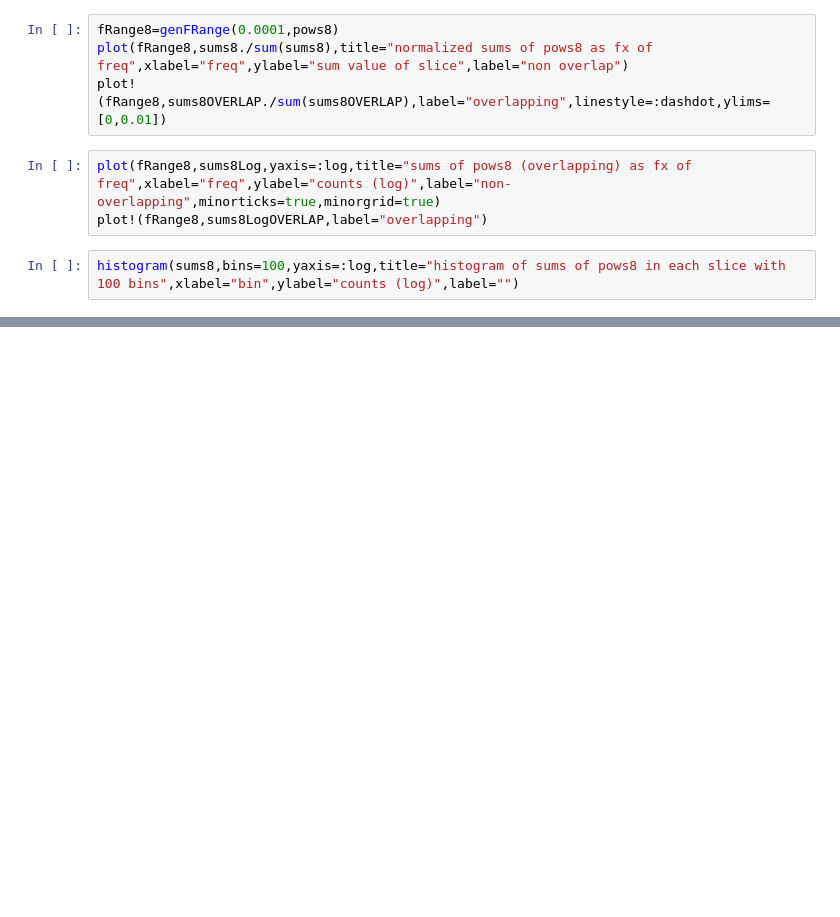
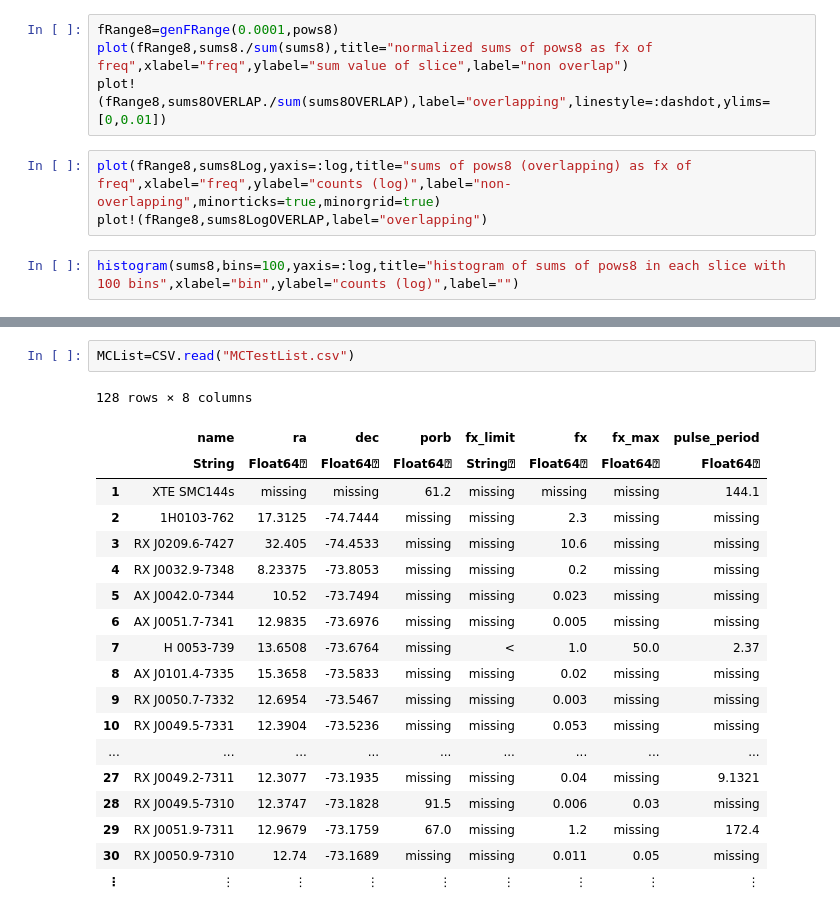
Before and after one commit to kirklong/Research, a Jupyter notebook: overlapping_pow_analysis.ipynb, the cells around one changed output, grey strips where cells are left out. Cells and saved outputs as stored; diff of their text form; blank space fills up the shorter version.

```diff
--- a/overlapping_pow_analysis.ipynb
+++ b/overlapping_pow_analysis.ipynb
@@ -195,0 +235,22 @@ histogram(sums8,bins=100,yaxis=:log,title="histogram of sums of pows8 in each sl
+# %%
+MCList=CSV.read("MCTestList.csv")
+# %% [output]
+128 rows × 8 columns
+|  | name | ra | dec | porb | fx_limit | fx | fx_max | pulse_period |
+|  | String | Float64⍰ | Float64⍰ | Float64⍰ | String⍰ | Float64⍰ | Float64⍰ | Float64⍰ |
+| 1 | XTE SMC144s | missing | missing | 61.2 | missing | missing | missing | 144.1 |
+| 2 | 1H0103-762 | 17.3125 | -74.7444 | missing | missing | 2.3 | missing | missing |
+| 3 | RX J0209.6-7427 | 32.405 | -74.4533 | missing | missing | 10.6 | missing | missing |
+| 4 | RX J0032.9-7348 | 8.23375 | -73.8053 | missing | missing | 0.2 | missing | missing |
+| 5 | AX J0042.0-7344 | 10.52 | -73.7494 | missing | missing | 0.023 | missing | missing |
+| 6 | AX J0051.7-7341 | 12.9835 | -73.6976 | missing | missing | 0.005 | missing | missing |
+| 7 | H 0053-739 | 13.6508 | -73.6764 | missing | < | 1.0 | 50.0 | 2.37 |
+| 8 | AX J0101.4-7335 | 15.3658 | -73.5833 | missing | missing | 0.02 | missing | missing |
+| 9 | RX J0050.7-7332 | 12.6954 | -73.5467 | missing | missing | 0.003 | missing | missing |
+| 10 | RX J0049.5-7331 | 12.3904 | -73.5236 | missing | missing | 0.053 | missing | missing |
+| ... | ... | ... | ... | ... | ... | ... | ... | ... |
+| 27 | RX J0049.2-7311 | 12.3077 | -73.1935 | missing | missing | 0.04 | missing | 9.1321 |
+| 28 | RX J0049.5-7310 | 12.3747 | -73.1828 | 91.5 | missing | 0.006 | 0.03 | missing |
+| 29 | RX J0051.9-7311 | 12.9679 | -73.1759 | 67.0 | missing | 1.2 | missing | 172.4 |
+| 30 | RX J0050.9-7310 | 12.74 | -73.1689 | missing | missing | 0.011 | 0.05 | missing |
+| ⋮ | ⋮ | ⋮ | ⋮ | ⋮ | ⋮ | ⋮ | ⋮ | ⋮ |
```
Also changed, not shown: parts of 17 cells of this notebook, 8 other files.
